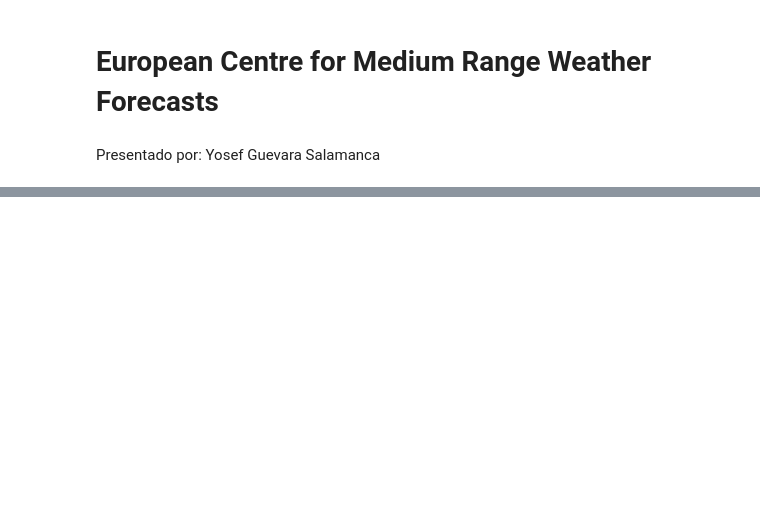
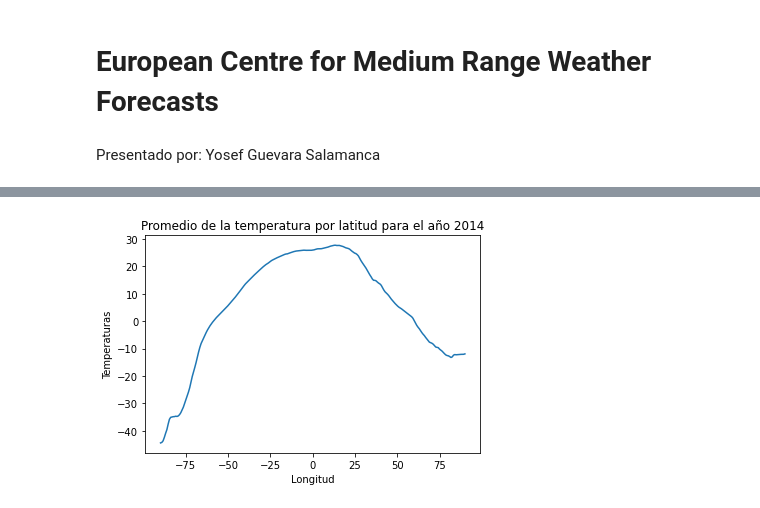
Before and after one commit to YosefGuevara012/Big_Data_UNAL, a Jupyter notebook: Homeworks/Dask/ECMWF.ipynb, the cells around one changed output, grey strips where cells are left out. Cells and saved outputs as stored; diff of their text form; code cells hidden in the pictures; blank space fills up the shorter version.

```diff
--- a/Homeworks/Dask/ECMWF.ipynb
+++ b/Homeworks/Dask/ECMWF.ipynb
@@ -77,0 +191,8 @@ APIException: "ecmwf.API error 1: User 'anonymous' has not access to datasets/in
+# %%
+plt.plot(latitud, prom_tem_latitud)
+plt.xlabel('Longitud')
+plt.ylabel('Temperaturas')
+plt.title('Promedio de la temperatura por latitud para el año 2014')
+plt.show()
+# %% [output]
+[figure, added]
```
Also changed, not shown: parts of 29 cells of this notebook, 3 other files.
